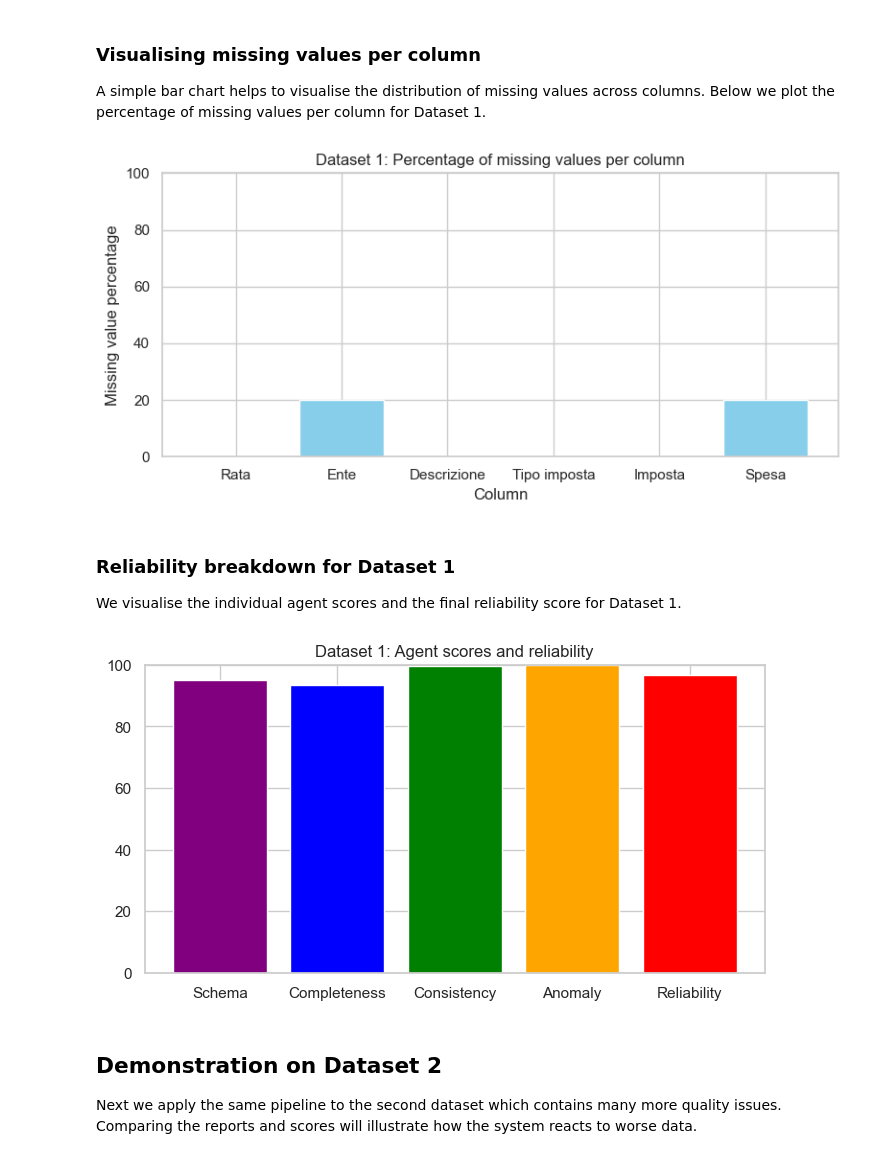
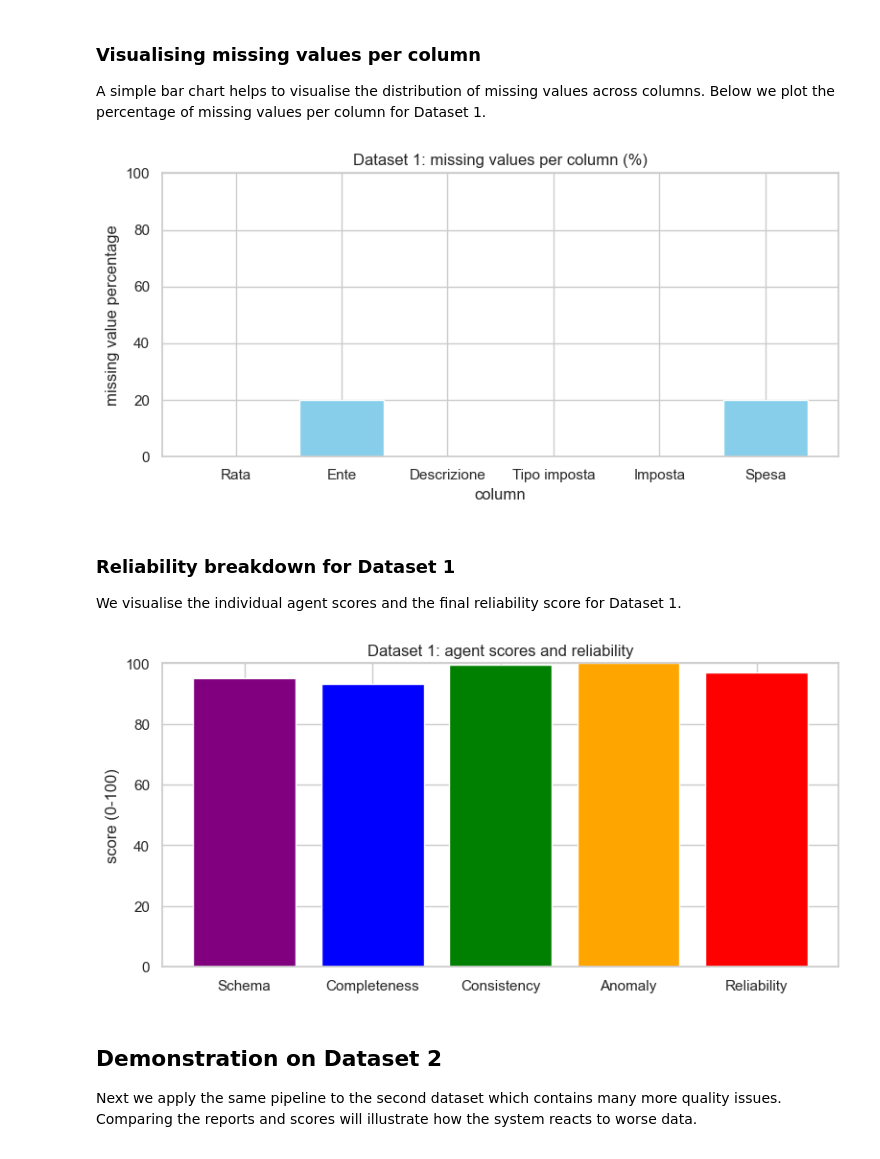
Before and after one commit to kamilavki/ENK.810081, a Jupyter notebook: main.ipynb, the cells around one changed output. Drawn from its saved outputs; the diff is of its cells as text; code cells hidden in the pictures.

Commit message:
Revised codes and Fixing Issues

```diff
--- a/main.ipynb
+++ b/main.ipynb
@@ -386,58 +384,43 @@ def consistency_agent(csv_path):
         if len(unique_lower) < len(unique_original):
             format_issues.append(f"'{col}' has inconsistent casing: {list(unique_original)[:5]}")
 
-    # check that Rata follows YYYYMM format
+    # cross-column check: if col1 is low-cardinality, it should map consistently to col2
     cross_column_issues = []
-
     checked_pairs = set()
-    max_cross_column_issues = 50
 
     for col1 in df.columns:
         for col2 in df.columns:
-            if col1 == col2:
-                continue
-
-            # avoid checking both (A,B) and (B,A)
-            if (col2, col1) in checked_pairs:
+            if col1 == col2 or (col2, col1) in checked_pairs:
                 continue
             checked_pairs.add((col1, col2))
 
             s1 = df[col1].dropna()
-
-            # col1 must be low-cardinality to behave like a "key"
             if s1.nunique() > 20:
                 continue
 
             pairs = df[[col1, col2]].dropna()
-
-            # not enough data to infer a relationship
             if len(pairs) < 5:
                 continue
 
             mapping = pairs.groupby(col1)[col2].nunique()
-
-            # check if relationship is mostly 1-to-1
             mostly_one_to_one = (mapping == 1).mean() >= 0.80
             inconsistent_keys = mapping[mapping > 1]
 
             if mostly_one_to_one and len(inconsistent_keys) > 0:
                 for key in inconsistent_keys.index:
-                    if len(cross_column_issues) >= max_cross_column_issues:
+                    if len(cross_column_issues) >= 50:
                         break
-
                     vals = pairs[pairs[col1] == key][col2].unique()
-
                     cross_column_issues.append(
                         f"'{col1}'='{key}' maps to {len(vals)} different "
                         f"'{col2}' values: {list(vals[:3])}"
                     )
 
+    # scoring: cap each component to avoid one factor dominating
     duplicate_penalty = min(30, duplicate_rows * 0.5)
     format_penalty = min(30, len(format_issues) * 5)
     cross_column_penalty = min(40, len(cross_column_issues) * 2)
-
-    total_penalty = duplicate_penalty + format_penalty + cross_column_penalty
-    score = round(max(100 - total_penalty, 0), 2)
+    score = round(max(100 - (duplicate_penalty + format_penalty + cross_column_penalty), 0), 2)
 
     return {
         'duplicate_rows': duplicate_rows,
@@ -620,7 +586,7 @@ def remediation_agent(results):
     for col, info in anomaly.get('numerical_outliers', {}).items():
         suggestions.append(f"'{col}' has {info['outlier_count']} outliers — investigate and consider capping")
     for issue in anomaly.get('categorical_anomalies', []):
-        suggestions.append(f"{issue} — check if valid or data entry error")
+        suggestions.append(f"'{issue['column']}': rare value '{issue['value']}' appears{issue['count']} time(s) — check if valid or data entry error")
 
     suggestions = list(dict.fromkeys(suggestions))
 
@@ -786,44 +747,43 @@ d1_completeness = report1['completeness']['per_column_completeness']
 cols = list(d1_completeness.keys())
 missing_pct = [100 - d1_completeness[c]['completeness_pct'] for c in cols]
 
-plt.figure(figsize=(8,4))
+plt.figure(figsize=(8, 4))
 plt.bar(cols, missing_pct, color='skyblue')
-plt.title('Dataset 1: Percentage of missing values per column')
-plt.xlabel('Column')
-plt.ylabel('Missing value percentage')
+plt.title('Dataset 1: missing values per column (%)')
+plt.xlabel('column')
+plt.ylabel('missing value percentage')
 plt.ylim(0, 100)
 plt.tight_layout()
 os.makedirs('images', exist_ok=True)
 plt.savefig('images/dataset1_missing.png', bbox_inches='tight')
 plt.show()
 # %% [output]
-[figure, old version]
+[figure, new version]
 # %% [markdown]
 ### Reliability breakdown for Dataset 1
 
 We visualise the individual agent scores and the final reliability score for Dataset 1.
 # %%
-# Plot reliability breakdown for dataset 1
 scores1 = [
     report1['schema']['schema_score'],
     report1['completeness']['completeness_score'],
     report1['consistency']['consistency_score'],
     report1['anomaly']['anomaly_score'],
     report1['reliability_score']
 ]
-labels1 = ['Schema', 'Completeness', 'Consistency', 'Anomaly', 'Reliability']
+labels = ['Schema', 'Completeness', 'Consistency', 'Anomaly', 'Reliability']
+
 plt.figure(figsize=(8, 4))
-plt.bar(labels1, scores1, color=['purple', 'blue', 'green', 'orange', 'red'])
-plt.title('Dataset 1: Agent scores and reliability')
+plt.bar(labels, scores1, color=['purple', 'blue', 'green', 'orange', 'red'])
+plt.title('Dataset 1: agent scores and reliability')
+plt.ylabel('score (0-100)')
 plt.ylim(0, 100)
+plt.tight_layout()
 os.makedirs('images', exist_ok=True)
 plt.savefig('images/dataset1_scores.png', bbox_inches='tight')
-try:
-    plt.show()
-except Exception:
-    print('Plot could not be displayed in this environment.')
+plt.show()
 # %% [output]
-[figure, old version]
+[figure, new version]
 # %% [markdown]
 
 ## Demonstration on Dataset 2
```
Also changed, not shown: parts of 13 cells of this notebook.
